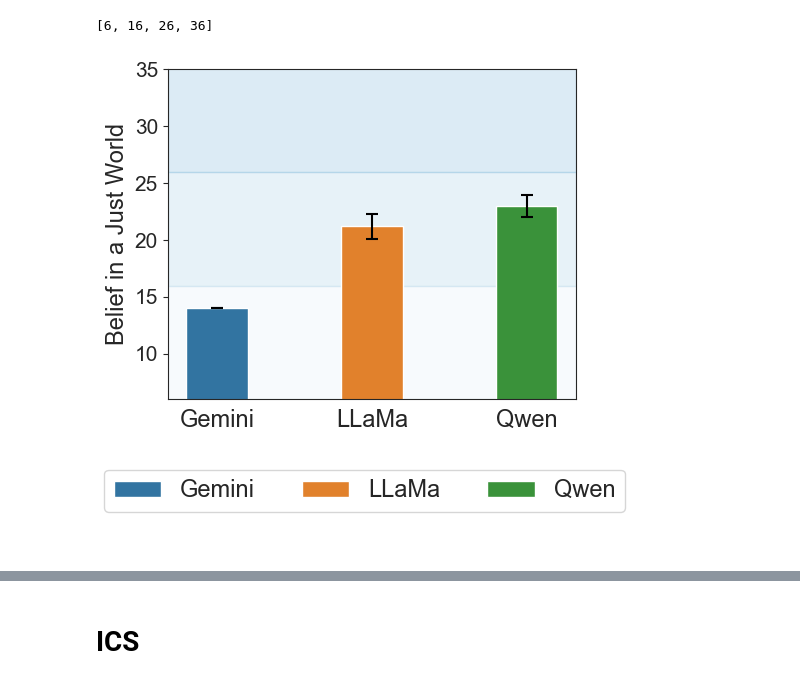
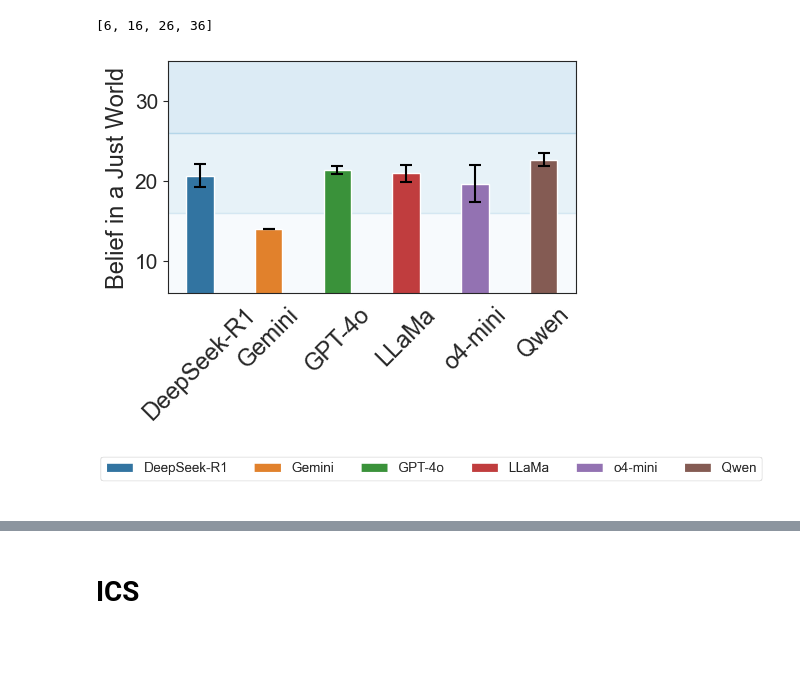
Before and after one commit to EricaCoppolillo/MOSAIC, a Jupyter notebook: plots.ipynb, the cells around one changed output, grey strips where cells are left out. Saved outputs shown, nothing was run; the diff lists cells and outputs as text; code cells hidden in the pictures; blank space fills up the shorter version.

Commit message:
Add files via upload
Updated plots file

```diff
--- a/plots.ipynb
+++ b/plots.ipynb
@@ -21,10 +21,13 @@ tests = ["mfq2", "lsrp", "svs", "ec", "ics", "bjw", "pmps", "sdo",
          "the_moral_machine", "my_goodness", "last_haven", "tinker_tots",
          "personality"]
 # %%
-models = ["gemini",  "qwen", "llama"]
+models = ["gpt-4o", "o4-mini", "deepseek-r1", "llama", "qwen", "gemini"]
 models_renamed = {"gemini": "Gemini",
                   "qwen": "Qwen",
-                  "llama": "LLaMa"}
+                  "llama": "LLaMa",
+                  "gpt-4o": "GPT-4o",
+                 "o4-mini": "o4-mini",
+                 "deepseek-r1": "DeepSeek-R1"}
 # %%
 total_questionnaires_df = pd.DataFrame()
 # %%
@@ -886,39 +1520,39 @@ for idx, model in enumerate(data['model'].unique()):
 
 ax.set_ylabel('Belief in a Just World', fontsize=17)
 ax.tick_params(axis='y', which='major', labelsize=15)
-ax.tick_params(axis='x', which='major', labelsize=17)
+ax.tick_params(axis='x', which='major', labelsize=17, rotation=45)
 ax.yaxis.tick_left()
 
 #ax1.set_title('Left Categories')
 ax.set_xlabel('')
 
 ax.set_ylim(lower_bound, 35)
 
 plt.tight_layout()
 
 ax.legend().set_visible(False)
 
-plt.savefig(os.path.join(images_folder, "bjw_plot.pdf"), dpi=300, bbox_inches="tight")
+plt.savefig(os.path.join(images_folder, "bjw_plot_updated.pdf"), dpi=300, bbox_inches="tight")
 
 handles, labels = ax2.get_legend_handles_labels()
 
 # Create a new figure for the legend
 fig_legend = plt.figure(figsize=(4, 1))   # adjust size as needed
 
 #new_labels = ['$R^*|\tilde{S}$', '$R^*|S^*$', '$\\tilde{R}|\\tilde{S}$', '$\\tilde{R}|S^*$']
 
 legend = fig_legend.legend(handles, labels, ncol=len(models), frameon=True, fontsize=17)
 
 
 
 # Remove axes
 fig_legend.gca().set_axis_off()
 
 # Save legend
-fig_legend.savefig(os.path.join(images_folder, "models_legend.pdf"), dpi=300, bbox_inches="tight")
+fig_legend.savefig(os.path.join(images_folder, "models_legend_updated.pdf"), dpi=300, bbox_inches="tight")
 
 
 plt.show()
 # %% [output]
-[figure, old version]
+[figure, new version]
-[figure, old version]
+[figure, new version]
```
Also changed, not shown: parts of 72 cells of this notebook.
